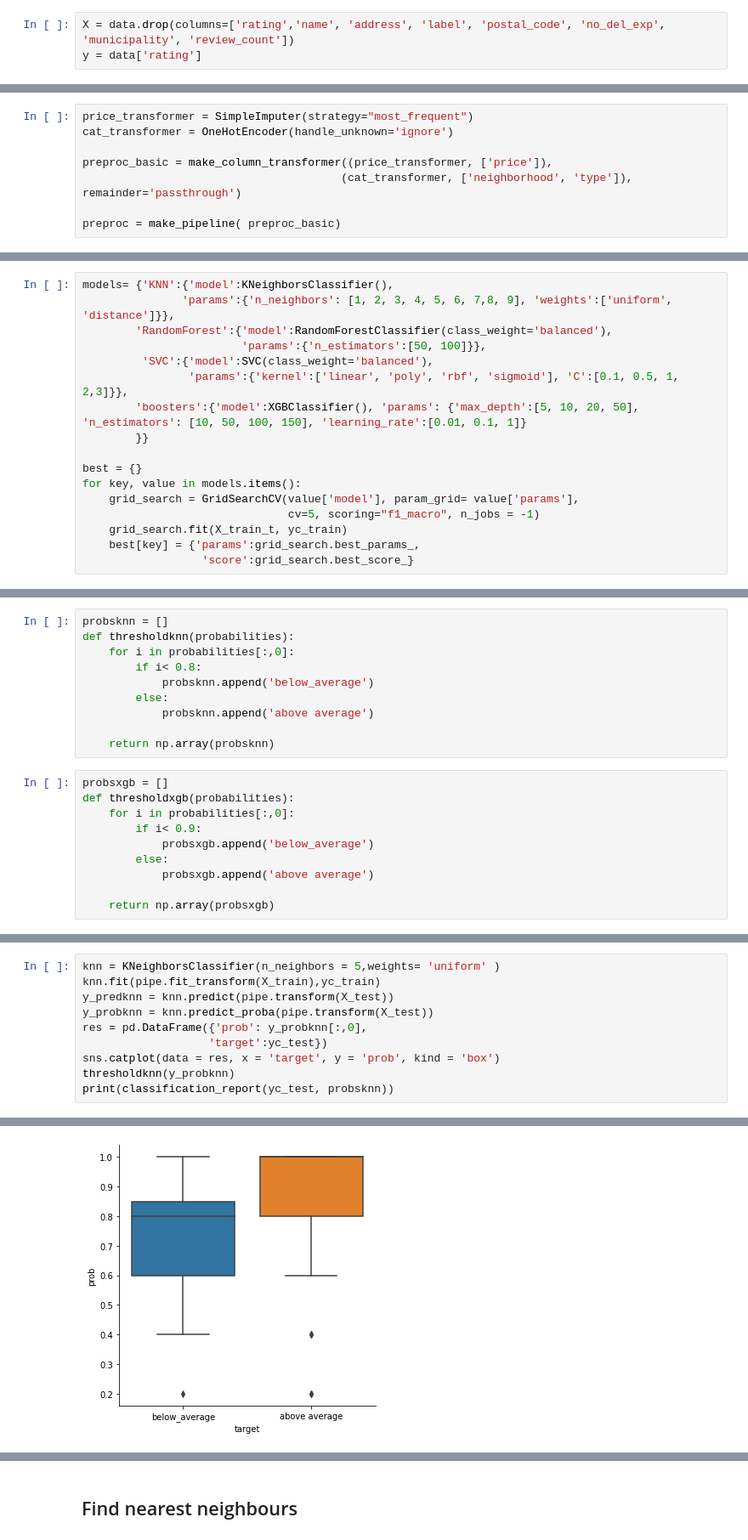
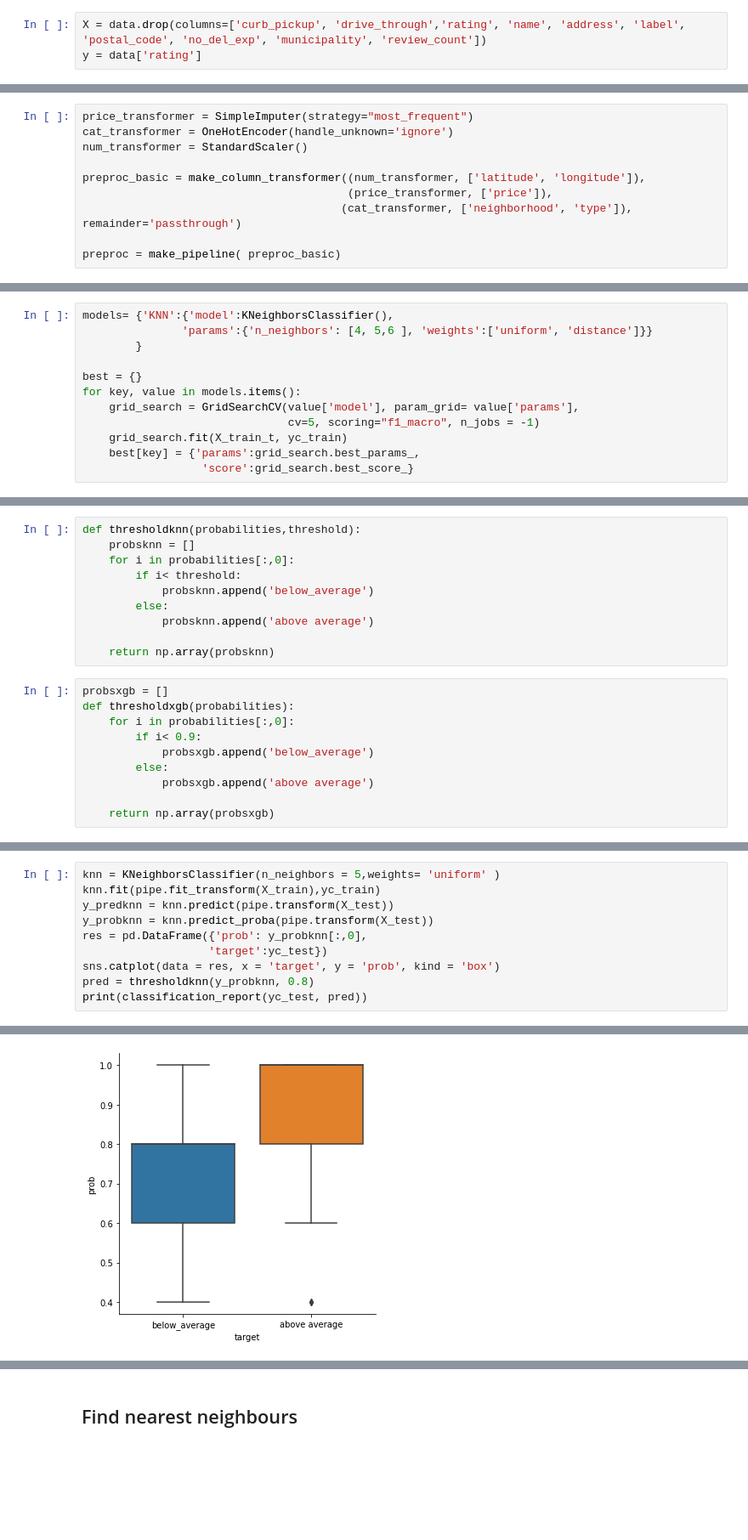
Before and after one commit to MalouO/small_business, a Jupyter notebook: notebooks/M- Classification.ipynb, the cells around one changed output, grey strips where cells are left out. Shown at 85% size. Cells and saved outputs as stored; diff of their text form; blank space fills up the shorter version.

Commit message:
fixed model

```diff
--- a/notebooks/M- Classification.ipynb
+++ b/notebooks/M- Classification.ipynb
@@ -24,7 +26,7 @@ from sklearn.metrics import confusion_matrix, classification_report
 data = pd.read_csv('../small_business/data/restaurants.csv')
 data = data.drop(columns = 'Unnamed: 0')
 # %%
-X = data.drop(columns=['rating','name', 'address', 'label', 'postal_code', 'no_del_exp', 'municipality', 'review_count'])
+X = data.drop(columns=['curb_pickup', 'drive_through','rating', 'name', 'address', 'label', 'postal_code', 'no_del_exp', 'municipality', 'review_count'])
 y = data['rating']
 # %%
 y.describe()
@@ -60,8 +78,10 @@ X_train, X_test, yc_train, yc_test = train_test_split(X, y_class, test_size=0.30
 # %%
 price_transformer = SimpleImputer(strategy="most_frequent")
 cat_transformer = OneHotEncoder(handle_unknown='ignore')
+num_transformer = StandardScaler()
 
-preproc_basic = make_column_transformer((price_transformer, ['price']),
+preproc_basic = make_column_transformer((num_transformer, ['latitude', 'longitude']),
+                                        (price_transformer, ['price']),
                                        (cat_transformer, ['neighborhood', 'type']), remainder='passthrough')
 
 preproc = make_pipeline( preproc_basic)
@@ -86,12 +90,7 @@ Categories (2, object): ['below_average' < 'above average']
 # %%
 models= {'KNN':{'model':KNeighborsClassifier(),
-               'params':{'n_neighbors': [1, 2, 3, 4, 5, 6, 7,8, 9], 'weights':['uniform', 'distance']}},
-        'RandomForest':{'model':RandomForestClassifier(class_weight='balanced'),
-                        'params':{'n_estimators':[50, 100]}},
-         'SVC':{'model':SVC(class_weight='balanced'),
-                'params':{'kernel':['linear', 'poly', 'rbf', 'sigmoid'], 'C':[0.1, 0.5, 1, 2,3]}},
-        'boosters':{'model':XGBClassifier(), 'params': {'max_depth':[5, 10, 20, 50],  'n_estimators': [10, 50, 100, 150], 'learning_rate':[0.01, 0.1, 1]}
-        }}
+               'params':{'n_neighbors': [4, 5,6 ], 'weights':['uniform', 'distance']}}
+        }
 
 best = {}
 for key, value in models.items():
@@ -155,10 +134,10 @@ def thresholdsvm(probabilities):
 
     return np.array(probs)
 # %%
-probsknn = []
-def thresholdknn(probabilities):
+def thresholdknn(probabilities,threshold):
+    probsknn = []
     for i in probabilities[:,0]:
-        if i< 0.8:
+        if i< threshold:
             probsknn.append('below_average')
         else:
             probsknn.append('above average')
@@ -203,8 +182,8 @@ y_probknn = knn.predict_proba(pipe.transform(X_test))
 res = pd.DataFrame({'prob': y_probknn[:,0],
                    'target':yc_test})
 sns.catplot(data = res, x = 'target', y = 'prob', kind = 'box')
-thresholdknn(y_probknn)
-print(classification_report(yc_test, probsknn))
+pred = thresholdknn(y_probknn, 0.8)
+print(classification_report(yc_test, pred))
 # %% [output]
                precision    recall  f1-score   support
 
@@ -217,4 +196,4 @@ below_average       0.38      0.45      0.41        20
-[figure, old version]
+[figure, new version]
 # %%
 svm = SVC(C= 0.1, class_weight='balanced', probability = True, kernel = 'linear')
 svm.fit(pipe.fit_transform(X_train),yc_train)
```
Also changed, not shown: parts of 17 cells of this notebook, 8 other files.
